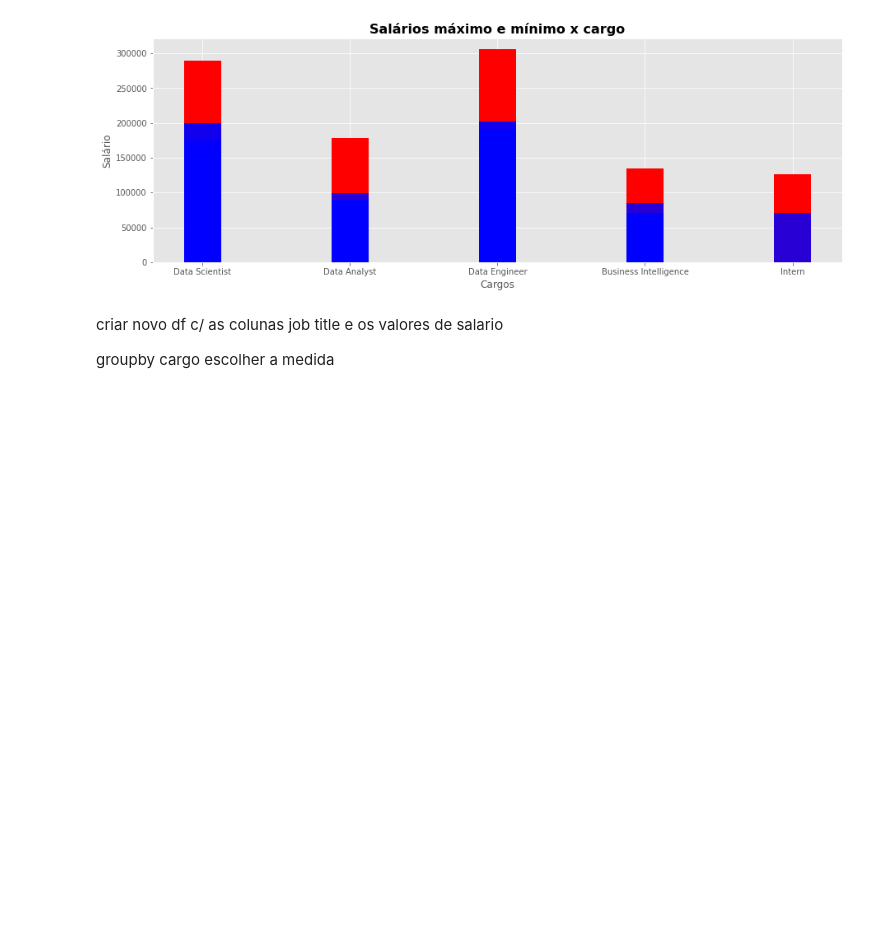
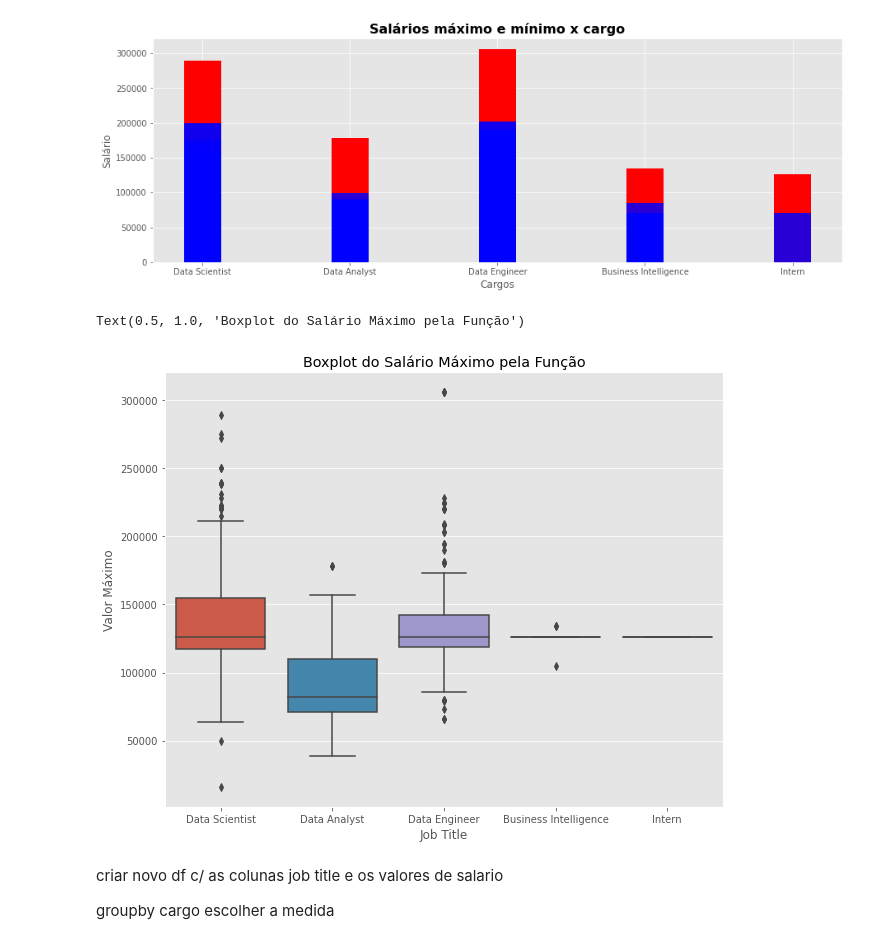
Before and after one commit to JoaoDaross/ProjetoFinalAwari, a Jupyter notebook: ProjetoFinalAwari.ipynb, the cells around one changed output. Cells and saved outputs as stored; diff of their text form; code cells hidden in the pictures; blank space fills up the shorter version.

```diff
--- a/ProjetoFinalAwari.ipynb
+++ b/ProjetoFinalAwari.ipynb
@@ -167,7 +171,10 @@ df['Industry'] = df['Industry'].fillna('Unknown')
 df['Headquarters'] = df['Headquarters'].fillna('Unknown')
 
 # Transformando a coluna 'Headquarters' em duas colunas 'Cidade','Estado'
-df[['Cidade','Estado']] = df['Headquarters'].str.split(',', expand=True)
+df[['Cidade_HQ','Estado_HQ']] = df['Headquarters'].str.split(',', expand=True)
 
 # Substituindo  os valores vazios por Unknown
-df['Estado'] = df['Estado'].fillna('Unknown')
+df['Estado_HQ'] = df['Estado_HQ'].fillna('Unknown')
+
+# Excluindo a coluna 'Headquarters' porque ela foi dividida em duas colunas
+df.drop('Headquarters', axis=1, inplace=True)
@@ -327,6 +324,13 @@ plt.title('Salários máximo e mínimo x cargo',fontsize=16, fontweight='bold')
 # %% [output]
 Text(0.5, 1.0, 'Salários máximo e mínimo x cargo')
 [figure]
+# %%
+plt.figure(figsize=(10, 8))
+sns.boxplot(x="Job Title", y = "Valor Máximo", data = df)
+plt.title("Boxplot do Salário Máximo pela Função")
+# %% [output]
+Text(0.5, 1.0, 'Boxplot do Salário Máximo pela Função')
+[figure, added]
 # %% [markdown]
 criar novo df c/ as colunas job title e os valores de salario
 
```
Also changed, not shown: parts of 9 cells of this notebook.
